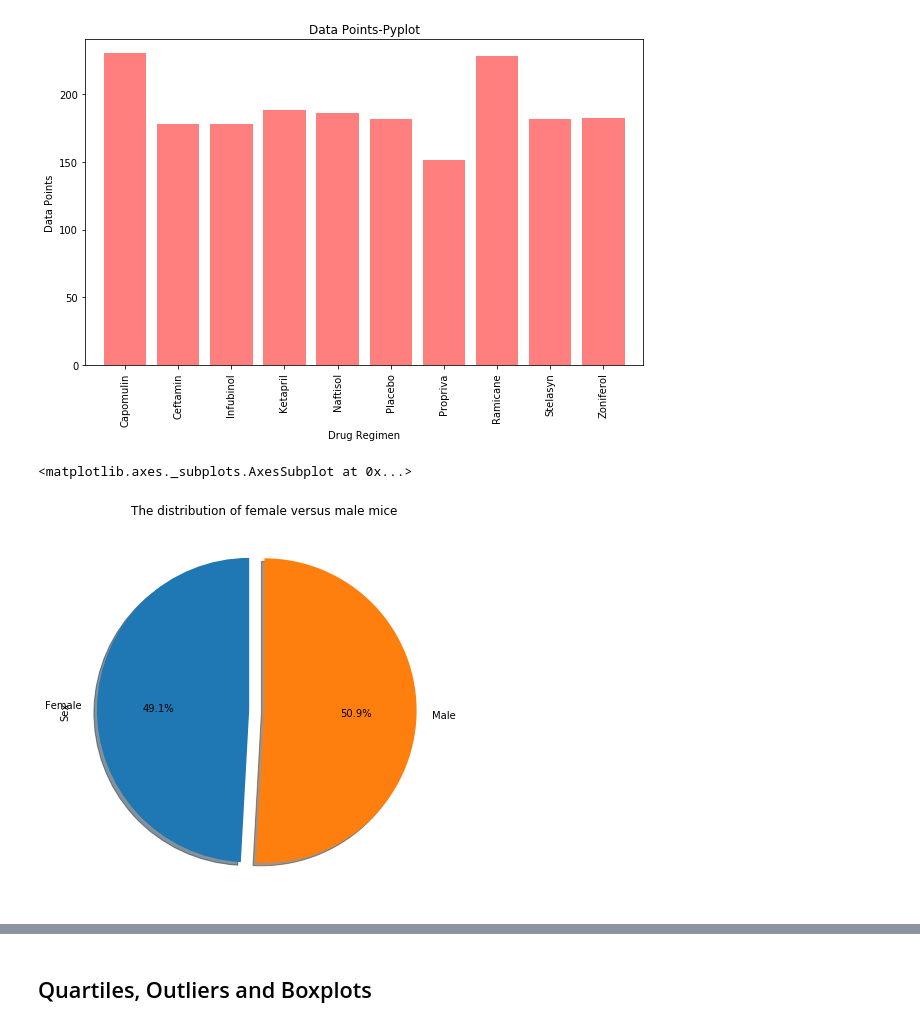
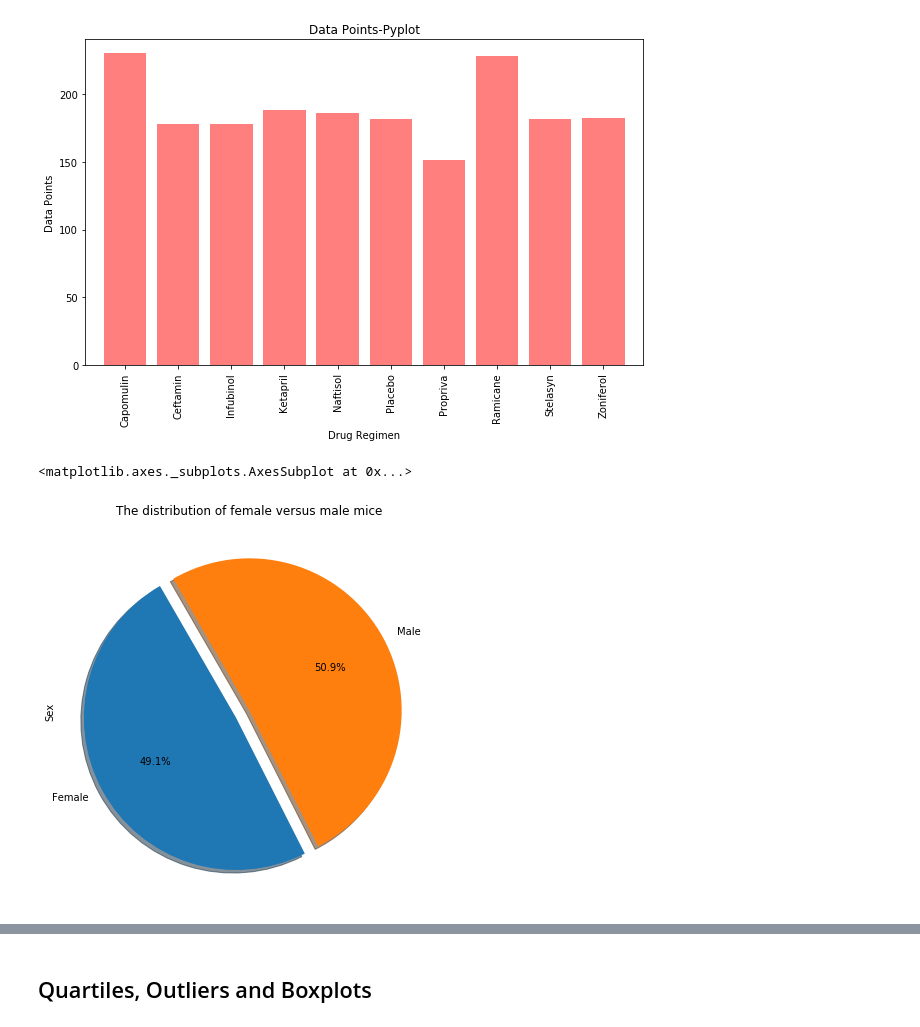
Before and after one commit to 22OVERSooN/Matplotlib_challenge, a Jupyter notebook: pymaceuticals_starter.ipynb, the cells around one changed output, grey strips where cells are left out. Saved outputs shown, nothing was run; the diff lists cells and outputs as text; code cells hidden in the pictures.

```diff
--- a/pymaceuticals_starter.ipynb
+++ b/pymaceuticals_starter.ipynb
@@ -185,16 +185,16 @@ plt.xticks(rotation = 'vertical')
 # %%
 # Generate a pie plot showing the distribution of female versus male mice using Pandas
 gender_groupby = clean_dataset.groupby('Sex')
 
 #change the setting of the pie plot
 explode = (0.1, 0)
 gender_groupby_count = gender_groupby['Sex'].count()
-pie_plot = gender_groupby['Sex'].count().plot(kind="pie", figsize=(10,7),explode = explode, autopct='%1.1f%%',startangle=90, shadow = True,title = "The distribution of female versus male mice")
+pie_plot = gender_groupby['Sex'].count().plot(kind="pie", figsize=(10,7),explode = explode, autopct='%1.1f%%',startangle=120, shadow = True,title = "The distribution of female versus male mice")
 pie_plot.set_ylabel("Sex")
 pie_plot
 # %% [output]
 <matplotlib.axes._subplots.AxesSubplot at 0x...>
-[figure, old version]
+[figure, new version]
 # %%
 # Generate a pie plot showing the distribution of female versus male mice using pyplot
 plt.figure(figsize=(10,6))
```
Also changed, not shown: parts of 2 cells of this notebook.
